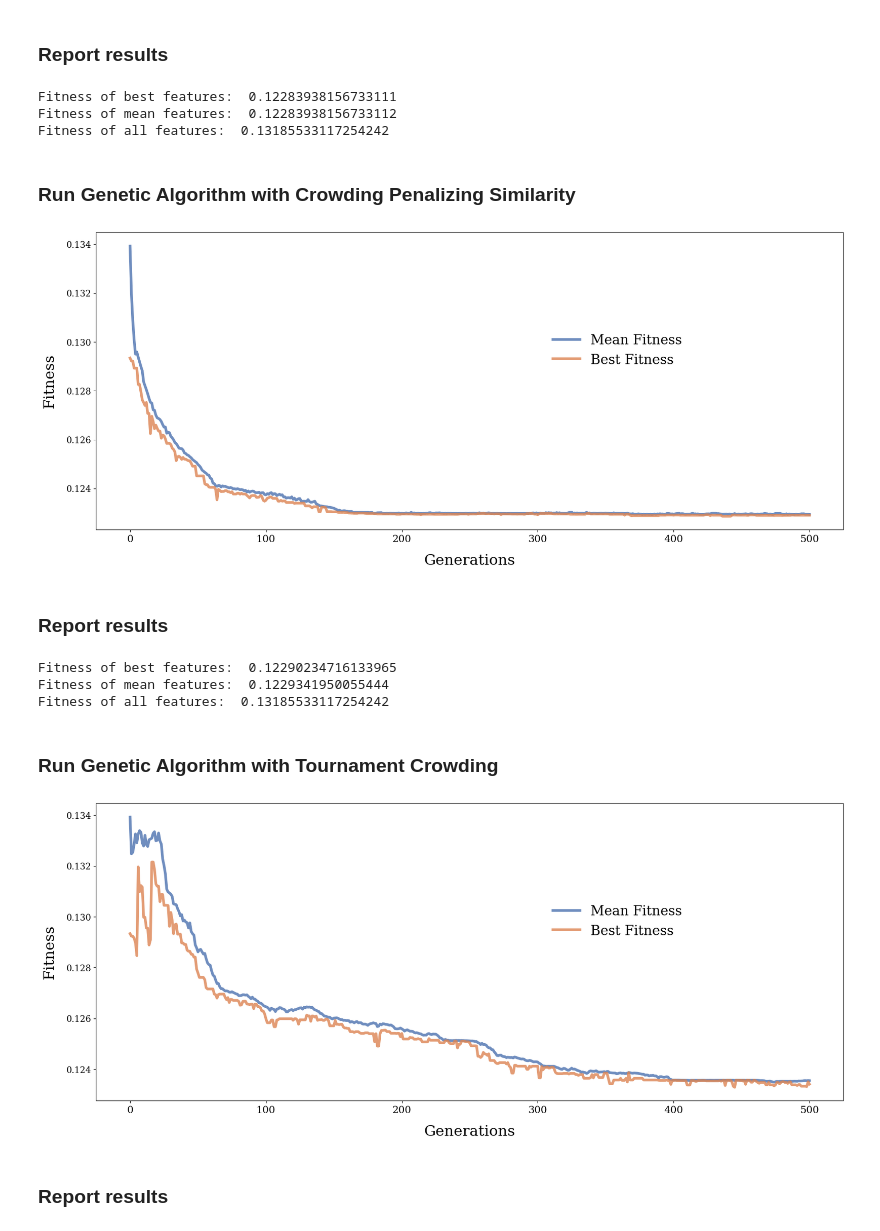
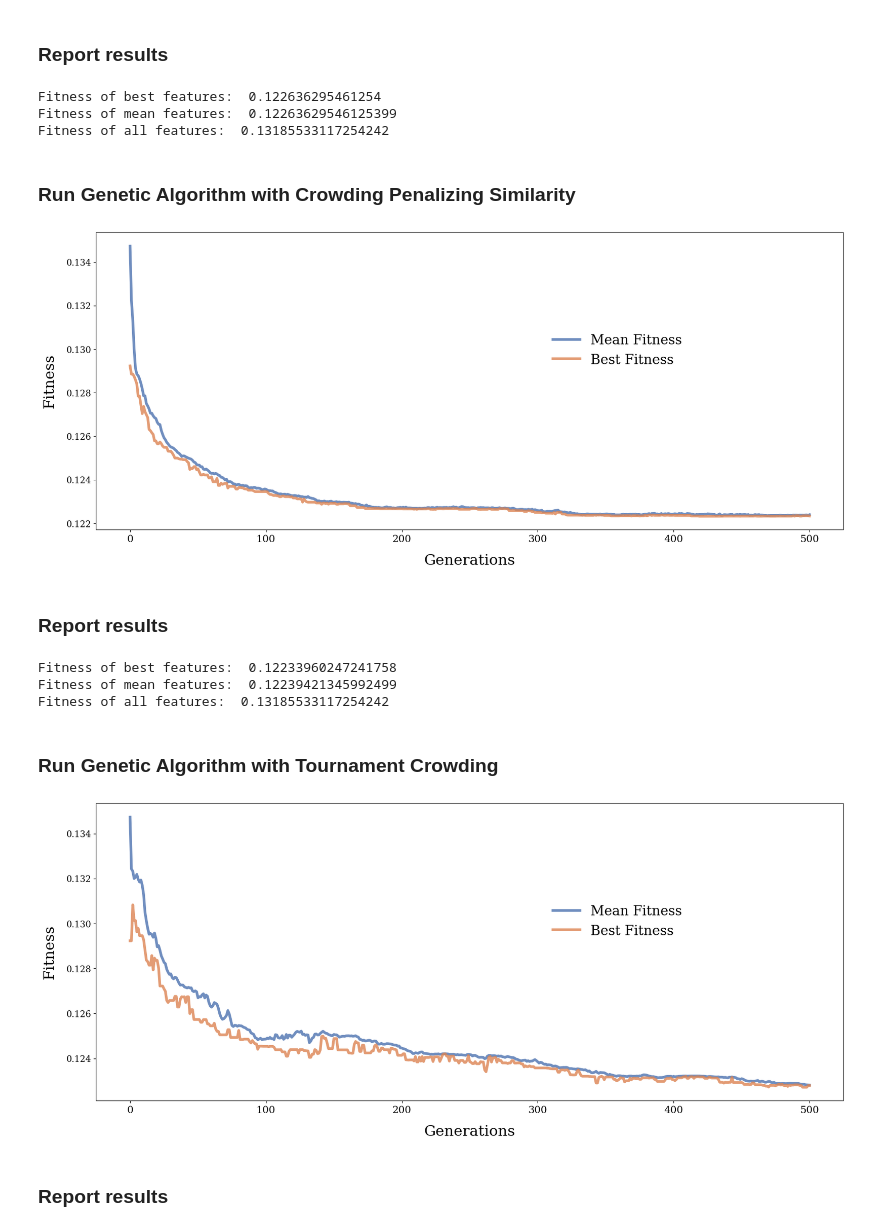
Before and after one commit to olavforland/IT3708, a Jupyter notebook: Project1/demo.ipynb, the cells around one changed output. Cells and saved outputs as stored; diff of their text form; code cells hidden in the pictures.

```diff
--- a/Project1/demo.ipynb
+++ b/Project1/demo.ipynb
@@ -61,6 +62,12 @@ sga_linreg = SGA_LinReg(size=size, bits=bits, linreg=reg)
 # %% [markdown]
 ### Run Simple Genetic Algorithm
 # %%
-simple_population, simple_mean_fitness, simple_best_fitness, simple_entropy = sga_linreg.run(generations=500, maximize=False, p_crossover=p_crossover, p_mut=p_mut)
+simple_population, simple_mean_fitness, simple_best_fitness, simple_entropy = sga_linreg.run(
+    generations=500,
+    maximize=False,
+    p_crossover=p_crossover,
+    p_mut=p_mut,
+    age_based=False
+)
 plot_fitness(simple_mean_fitness, simple_best_fitness)
 # %% [output]
@@ -76,8 +83,8 @@ print('Fitness of best features: ', simple_best_fitness[-1])
 print('Fitness of mean features: ', simple_mean_fitness[-1])
 print('Fitness of all features: ', reg.get_fitness(np.ones(bits)))
 # %% [output]
-Fitness of best features:  0.12283938156733111
-Fitness of mean features:  0.12283938156733112
+Fitness of best features:  0.122636295461254
+Fitness of mean features:  0.12263629546125399
 Fitness of all features:  0.13185533117254242
 # %% [markdown]
 ### Run Genetic Algorithm with Crowding Penalizing Similarity
@@ -88,12 +95,13 @@ sim_crowding_population, sim_crowding_mean_fitness, sim_crowding_best_fitness, s
     maximize=False,
     p_crossover=p_crossover,
     p_mut=p_mut,
-    crowding='similarity_penalty'
+    crowding='similarity_penalty',
+    diversity_penalty=0.005,
 )
 
 plot_fitness(sim_crowding_mean_fitness, sim_crowding_best_fitness)
 # %% [output]
-[figure, old version]
+[figure, new version]
 # %% [markdown]
 ### Report results
 # %%
@@ -103,23 +111,24 @@ print('Fitness of best features: ', sim_crowding_best_fitness[-1])
 print('Fitness of mean features: ', sim_crowding_mean_fitness[-1])
 print('Fitness of all features: ', reg.get_fitness(np.ones(bits)))
 # %% [output]
-Fitness of best features:  0.12290234716133965
-Fitness of mean features:  0.1229341950055444
+Fitness of best features:  0.12233960247241758
+Fitness of mean features:  0.12239421345992499
 Fitness of all features:  0.13185533117254242
 # %% [markdown]
 ### Run Genetic Algorithm with Tournament Crowding
 # %%
 
 tournament_population, tournament_mean_fitness, tournament_best_fitness, tournament_entropy = sga_linreg.run(
     generations=500,
     maximize=False,
     p_crossover=p_crossover,
     p_mut=p_mut,
-    crowding='tournament'
+    crowding='tournament',
+    k=5
 )
 plot_fitness(tournament_mean_fitness, tournament_best_fitness)
 # %% [output]
-[figure, old version]
+[figure, new version]
 # %% [markdown]
 ### Report results
 # %%
```
Also changed, not shown: parts of 7 cells of this notebook, 1 other file.
